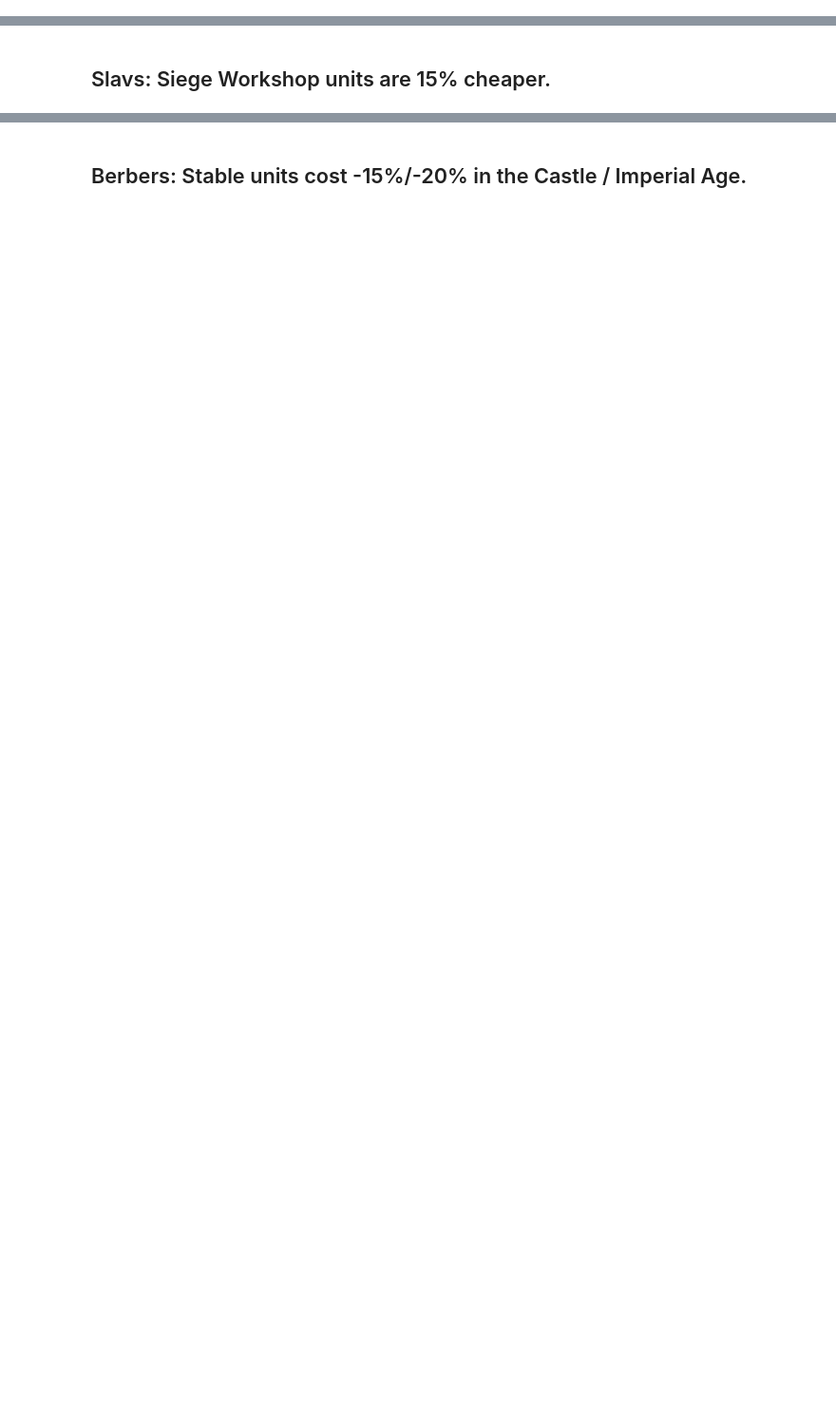
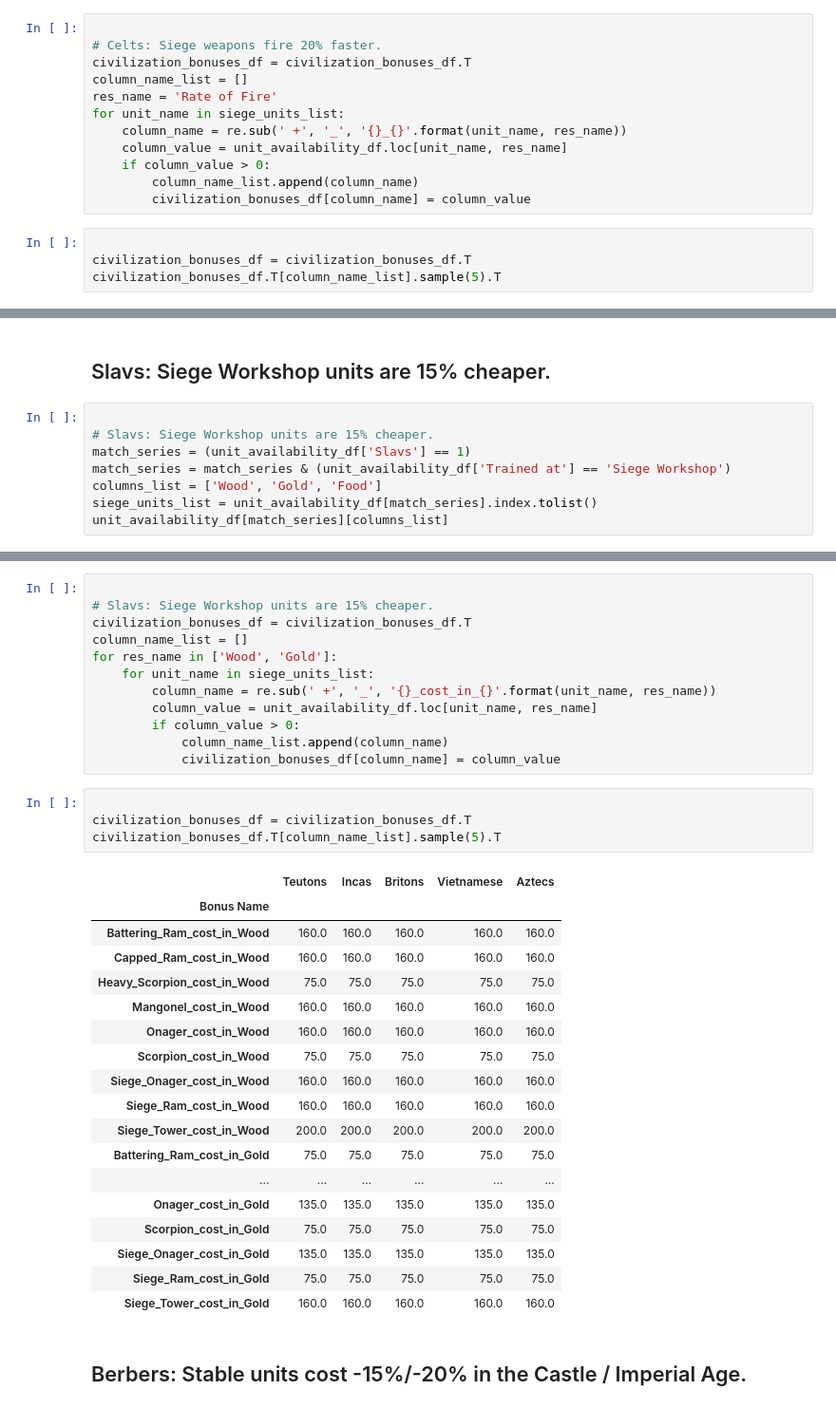
Before and after one commit to dbabbitt/notebooks, a Jupyter notebook: age-of-empires-ii/ipynb/Create AoE2 Civ Bonuses Dataset, Part 3.ipynb, the cells around one changed output, grey strips where cells are left out. Shown at 95% size. Cells and saved outputs as stored; diff of their text form; blank space fills up the shorter version.

```diff
--- a/age-of-empires-ii/ipynb/Create AoE2 Civ Bonuses Dataset, Part 3.ipynb
+++ b/age-of-empires-ii/ipynb/Create AoE2 Civ Bonuses Dataset, Part 3.ipynb
@@ -193,0 +273,16 @@ resource_set
+# %%
+
+# Celts: Siege weapons fire 20% faster.
+civilization_bonuses_df = civilization_bonuses_df.T
+column_name_list = []
+res_name = 'Rate of Fire'
+for unit_name in siege_units_list:
+    column_name = re.sub(' +', '_', '{}_{}'.format(unit_name, res_name))
+    column_value = unit_availability_df.loc[unit_name, res_name]
+    if column_value > 0:
+        column_name_list.append(column_name)
+        civilization_bonuses_df[column_name] = column_value
+# %%
+
+civilization_bonuses_df = civilization_bonuses_df.T
+civilization_bonuses_df.T[column_name_list].sample(5).T
@@ -194,3 +301,11 @@ resource_set
 # %% [markdown]
 
 ## Slavs: Siege Workshop units are 15% cheaper.
+# %%
+
+# Slavs: Siege Workshop units are 15% cheaper.
+match_series = (unit_availability_df['Slavs'] == 1)
+match_series = match_series & (unit_availability_df['Trained at'] == 'Siege Workshop')
+columns_list = ['Wood', 'Gold', 'Food']
+siege_units_list = unit_availability_df[match_series].index.tolist()
+unit_availability_df[match_series][columns_list]
@@ -197,3 +324,38 @@ resource_set
+# %%
+
+# Slavs: Siege Workshop units are 15% cheaper.
+civilization_bonuses_df = civilization_bonuses_df.T
+column_name_list = []
+for res_name in ['Wood', 'Gold']:
+    for unit_name in siege_units_list:
+        column_name = re.sub(' +', '_', '{}_cost_in_{}'.format(unit_name, res_name))
+        column_value = unit_availability_df.loc[unit_name, res_name]
+        if column_value > 0:
+            column_name_list.append(column_name)
+            civilization_bonuses_df[column_name] = column_value
+# %%
+
+civilization_bonuses_df = civilization_bonuses_df.T
+civilization_bonuses_df.T[column_name_list].sample(5).T
+# %% [output]
+|  | Teutons | Incas | Britons | Vietnamese | Aztecs |
+| Bonus Name |  |  |  |  |  |
+| Battering_Ram_cost_in_Wood | 160.0 | 160.0 | 160.0 | 160.0 | 160.0 |
+| Capped_Ram_cost_in_Wood | 160.0 | 160.0 | 160.0 | 160.0 | 160.0 |
+| Heavy_Scorpion_cost_in_Wood | 75.0 | 75.0 | 75.0 | 75.0 | 75.0 |
+| Mangonel_cost_in_Wood | 160.0 | 160.0 | 160.0 | 160.0 | 160.0 |
+| Onager_cost_in_Wood | 160.0 | 160.0 | 160.0 | 160.0 | 160.0 |
+| Scorpion_cost_in_Wood | 75.0 | 75.0 | 75.0 | 75.0 | 75.0 |
+| Siege_Onager_cost_in_Wood | 160.0 | 160.0 | 160.0 | 160.0 | 160.0 |
+| Siege_Ram_cost_in_Wood | 160.0 | 160.0 | 160.0 | 160.0 | 160.0 |
+| Siege_Tower_cost_in_Wood | 200.0 | 200.0 | 200.0 | 200.0 | 200.0 |
+| Battering_Ram_cost_in_Gold | 75.0 | 75.0 | 75.0 | 75.0 | 75.0 |
+| ... | ... | ... | ... | ... | ... |
+| Onager_cost_in_Gold | 135.0 | 135.0 | 135.0 | 135.0 | 135.0 |
+| Scorpion_cost_in_Gold | 75.0 | 75.0 | 75.0 | 75.0 | 75.0 |
+| Siege_Onager_cost_in_Gold | 135.0 | 135.0 | 135.0 | 135.0 | 135.0 |
+| Siege_Ram_cost_in_Gold | 75.0 | 75.0 | 75.0 | 75.0 | 75.0 |
+| Siege_Tower_cost_in_Gold | 160.0 | 160.0 | 160.0 | 160.0 | 160.0 |
 # %% [markdown]
 
 ## Berbers: Stable units cost -15%/-20% in the Castle / Imperial Age.
```
Also changed, not shown: parts of 87 cells of this notebook, 3 other files.
